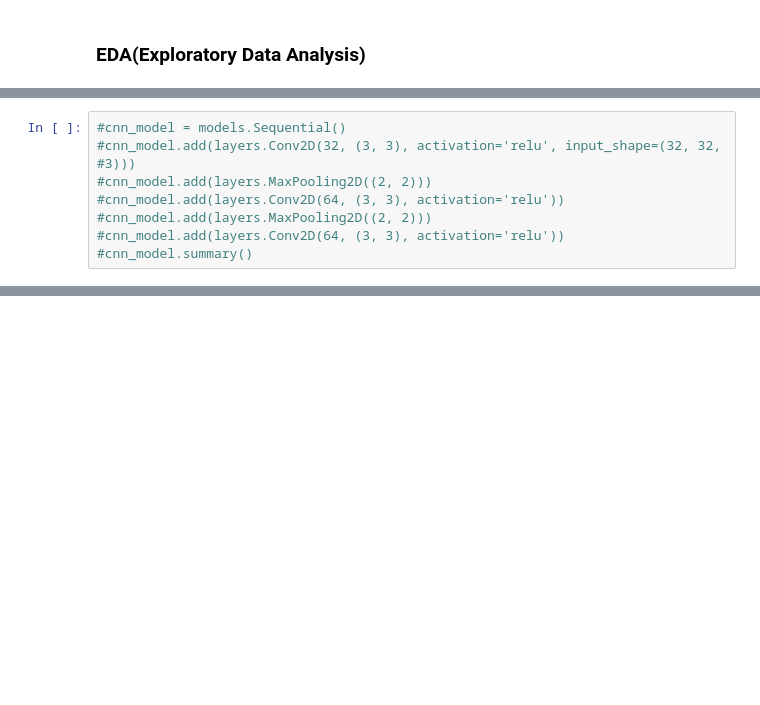
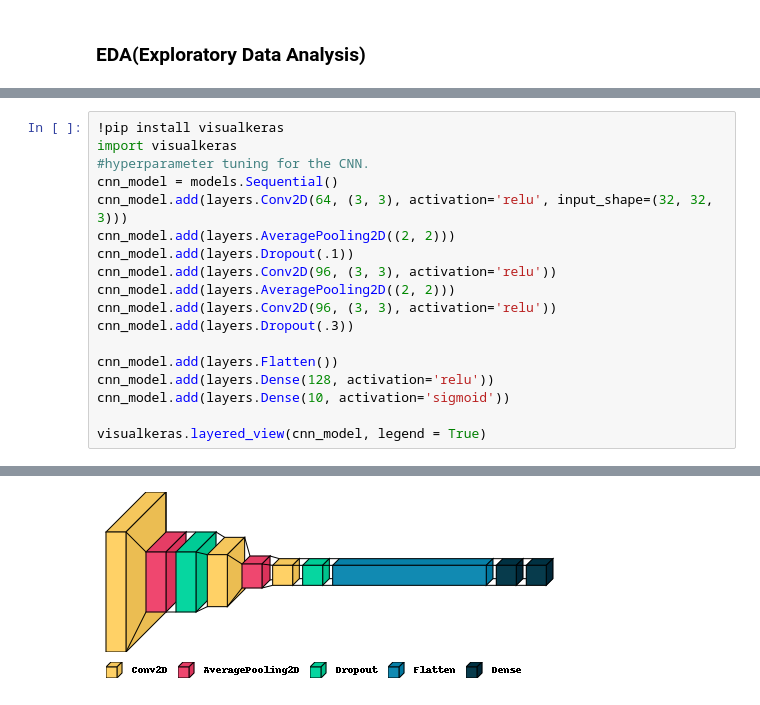
Before and after one commit to goldenfries100/171Group14, a Jupyter notebook: project.ipynb, the cells around one changed output, grey strips where cells are left out. Saved outputs shown, nothing was run; the diff lists cells and outputs as text; blank space fills up the shorter version.

```diff
--- a/project.ipynb
+++ b/project.ipynb
@@ -170,8 +191,19 @@ counter_dic.append(counter_dictionary_databatch_5)
 # %%
-#cnn_model = models.Sequential()
-#cnn_model.add(layers.Conv2D(32, (3, 3), activation='relu', input_shape=(32, 32, #3)))
-#cnn_model.add(layers.MaxPooling2D((2, 2)))
-#cnn_model.add(layers.Conv2D(64, (3, 3), activation='relu'))
-#cnn_model.add(layers.MaxPooling2D((2, 2)))
-#cnn_model.add(layers.Conv2D(64, (3, 3), activation='relu'))
-#cnn_model.summary()
+!pip install visualkeras
+import visualkeras
+#hyperparameter tuning for the CNN.
+cnn_model = models.Sequential()
+cnn_model.add(layers.Conv2D(64, (3, 3), activation='relu', input_shape=(32, 32, 3)))
+cnn_model.add(layers.AveragePooling2D((2, 2)))
+cnn_model.add(layers.Dropout(.1))
+cnn_model.add(layers.Conv2D(96, (3, 3), activation='relu'))
+cnn_model.add(layers.AveragePooling2D((2, 2)))
+cnn_model.add(layers.Conv2D(96, (3, 3), activation='relu'))
+cnn_model.add(layers.Dropout(.3))
+
+cnn_model.add(layers.Flatten())
+cnn_model.add(layers.Dense(128, activation='relu'))
+cnn_model.add(layers.Dense(10, activation='sigmoid'))
+
+visualkeras.layered_view(cnn_model, legend = True)
+# %% [output]
@@ -177,0 +218 @@ counter_dic.append(counter_dictionary_databatch_5)
+[figure, added]
```
Also changed, not shown: parts of 32 cells of this notebook.
